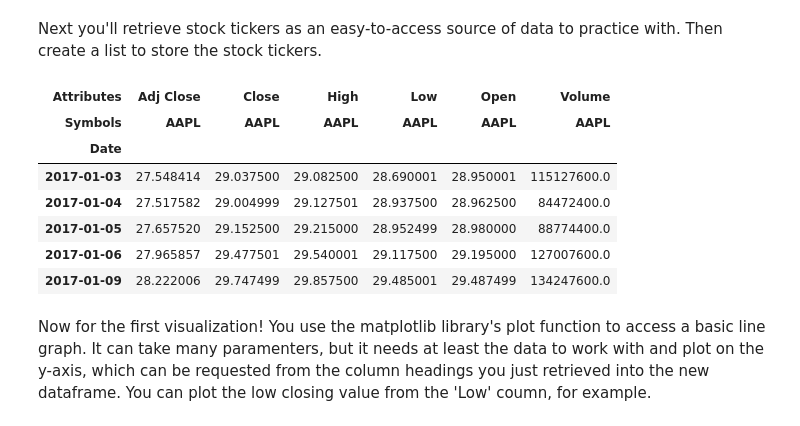
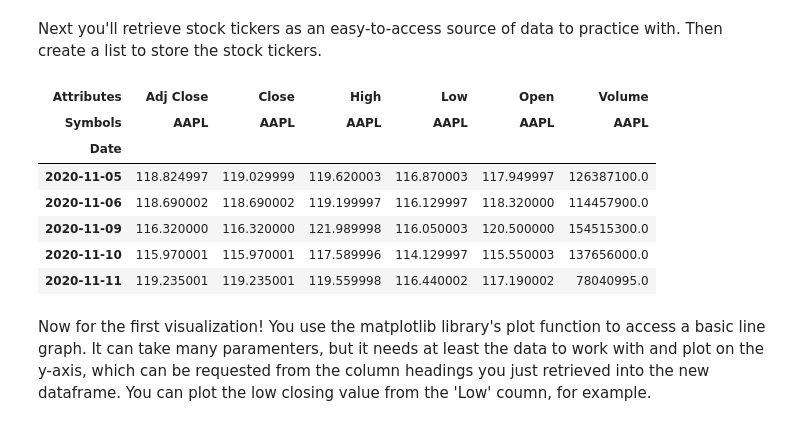
Before and after one commit to cvaloria/HCDE411-Lab2a, a Jupyter notebook: 5.1-Lab2b_exercises/HCDE411-Week-5-Basic-Visualizations.ipynb, the cells around one changed output. Drawn from its saved outputs; the diff is of its cells as text; code cells hidden in the pictures.

```diff
--- a/5.1-Lab2b_exercises/HCDE411-Week-5-Basic-Visualizations.ipynb
+++ b/5.1-Lab2b_exercises/HCDE411-Week-5-Basic-Visualizations.ipynb
@@ -20,27 +20,27 @@ Next you'll retrieve stock tickers as an easy-to-access source of data to practi
 # %%
 # Define the instruments to download. We would like to see Apple, Microsoft and the S&P500 index.
 tickers = ['AAPL'] #, 'MSFT', 'IBM'] (you can add more tickers as a list)
 
 # We would like all available data from 01/01/2017 until 12/31/2017.
 start_date = '2017-01-01' # you can set this to whatever date you want
 end_date = dt.datetime.now() # this puts the current time into a variable called end_date
 
 # This next function creates a pandas dataframe containing the results of the DataReader query
 # The 'yahoo' datasource provides the stock ticker info. (google and morningstar no longer work).
 # The results are stored as a dataframe called df (nice and short!)
 df = web.DataReader(tickers, data_source='yahoo', start=start_date, end=end_date)
 
 # Inspect the first 5 rows
-df.head()
+df.tail()
 # %% [output]
 | Attributes | Adj Close | Close | High | Low | Open | Volume |
 | Symbols | AAPL | AAPL | AAPL | AAPL | AAPL | AAPL |
 | Date |  |  |  |  |  |  |
-| 2017-01-03 | 27.548414 | 29.037500 | 29.082500 | 28.690001 | 28.950001 | 115127600.0 |
-| 2017-01-04 | 27.517582 | 29.004999 | 29.127501 | 28.937500 | 28.962500 | 84472400.0 |
-| 2017-01-05 | 27.657520 | 29.152500 | 29.215000 | 28.952499 | 28.980000 | 88774400.0 |
-| 2017-01-06 | 27.965857 | 29.477501 | 29.540001 | 29.117500 | 29.195000 | 127007600.0 |
-| 2017-01-09 | 28.222006 | 29.747499 | 29.857500 | 29.485001 | 29.487499 | 134247600.0 |
+| 2020-11-05 | 118.824997 | 119.029999 | 119.620003 | 116.870003 | 117.949997 | 126387100.0 |
+| 2020-11-06 | 118.690002 | 118.690002 | 119.199997 | 116.129997 | 118.320000 | 114457900.0 |
+| 2020-11-09 | 116.320000 | 116.320000 | 121.989998 | 116.050003 | 120.500000 | 154515300.0 |
+| 2020-11-10 | 115.970001 | 115.970001 | 117.589996 | 114.129997 | 115.550003 | 137656000.0 |
+| 2020-11-11 | 119.235001 | 119.235001 | 119.559998 | 116.440002 | 117.190002 | 78040995.0 |
 # %% [markdown]
 Now for the first visualization! You use the matplotlib library's plot function to access a basic line graph. It can take many paramenters, but it needs at least the data to work with and plot on the y-axis, which can be requested from the column headings you just retrieved into the new dataframe. You can plot the low closing value from the 'Low' coumn, for example.
 # %%
```
Also changed, not shown: parts of 6 cells of this notebook, 5 other files.
